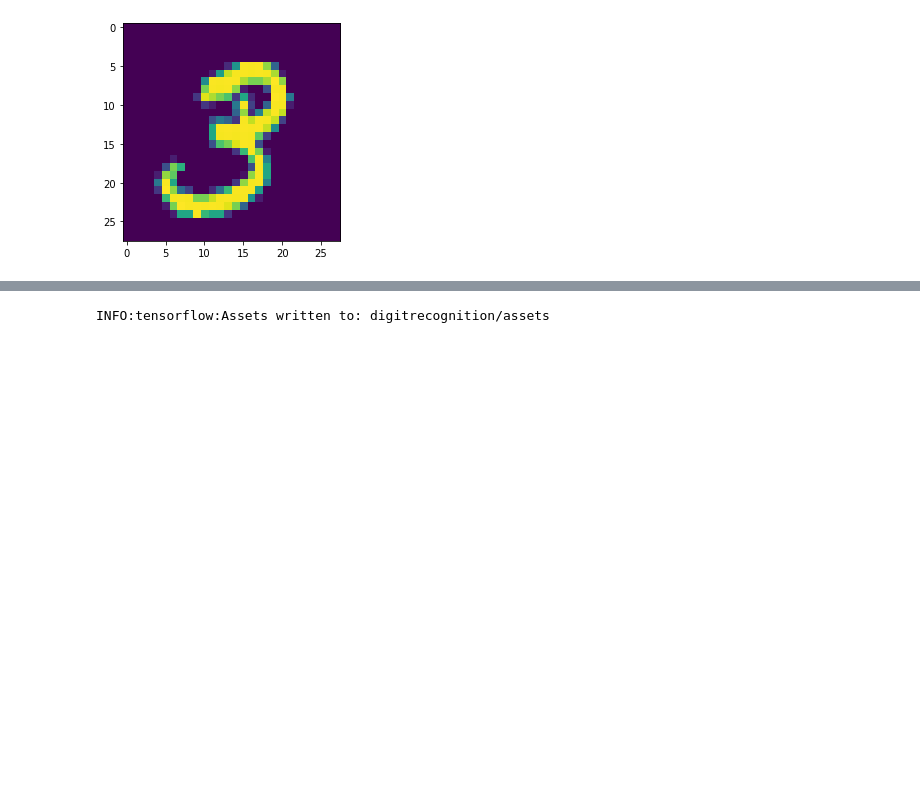
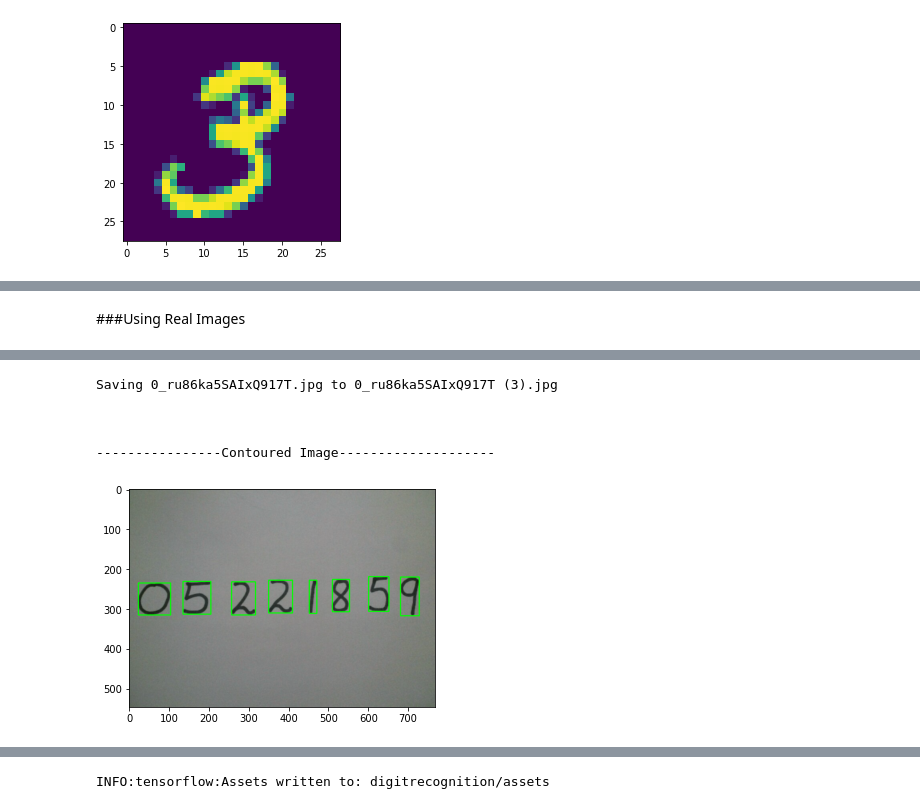
Before and after one commit to sankalp-srivastava/Handwritten-digit-recognition, a Jupyter notebook: Handwritten_Digit_Recogniton.ipynb, the cells around one changed output, grey strips where cells are left out. Drawn from its saved outputs; the diff is of its cells as text; code cells hidden in the pictures; blank space fills up the shorter version.

```diff
--- a/Handwritten_Digit_Recogniton.ipynb
+++ b/Handwritten_Digit_Recogniton.ipynb
@@ -222,0 +201,37 @@ Saving 5.png to 5 (5).png
+# %% [markdown]
+###Using Real Images
+# %%
+import cv2
+from google.colab import files
+uploaded = files.upload()
+preprocessed_digits = []
+for fn in uploaded.keys():
+  path = '/content/' + fn
+  image = cv2.imread(path)
+  grey = cv2.cvtColor(image.copy(), cv2.COLOR_BGR2GRAY)
+  ret, thresh = cv2.threshold(grey.copy(), 75, 255, cv2.THRESH_BINARY_INV)
+  contours, _ = cv2.findContours(thresh.copy(), cv2.RETR_EXTERNAL, cv2.CHAIN_APPROX_SIMPLE)
+
+  for c in contours:
+    x,y,w,h = cv2.boundingRect(c)
+
+    # Creating a rectangle around the digit in the original image (for displaying the digits fetched via contours)
+    cv2.rectangle(image, (x,y), (x+w, y+h), color=(0, 255, 0), thickness=2)
+
+    # Cropping out the digit from the image corresponding to the current contours in the for loop
+    digit = thresh[y:y+h, x:x+w]
+
+    # Resizing that digit to (18, 18)
+    resized_digit = cv2.resize(digit, (18,18))
+
+    # Padding the digit with 5 pixels of black color (zeros) in each side to finally produce the image of (28, 28)
+    padded_digit = np.pad(resized_digit, ((5,5),(5,5)), "constant", constant_values=0)
+
+    # Adding the preprocessed digit to the list of preprocessed digits
+    preprocessed_digits.append(padded_digit)
+  print("\n\n\n----------------Contoured Image--------------------")
+  plt.imshow(image, cmap="gray")
+  plt.show()
+
+  inp = np.array(preprocessed_digits)
+# %% [output]
@@ -222,0 +239,6 @@ Saving 5.png to 5 (5).png
+Saving 0_ru86ka5SAIxQ917T.jpg to 0_ru86ka5SAIxQ917T (3).jpg
+
+
+
+----------------Contoured Image--------------------
+[figure, added]
```
Also changed, not shown: parts of 15 cells of this notebook.
